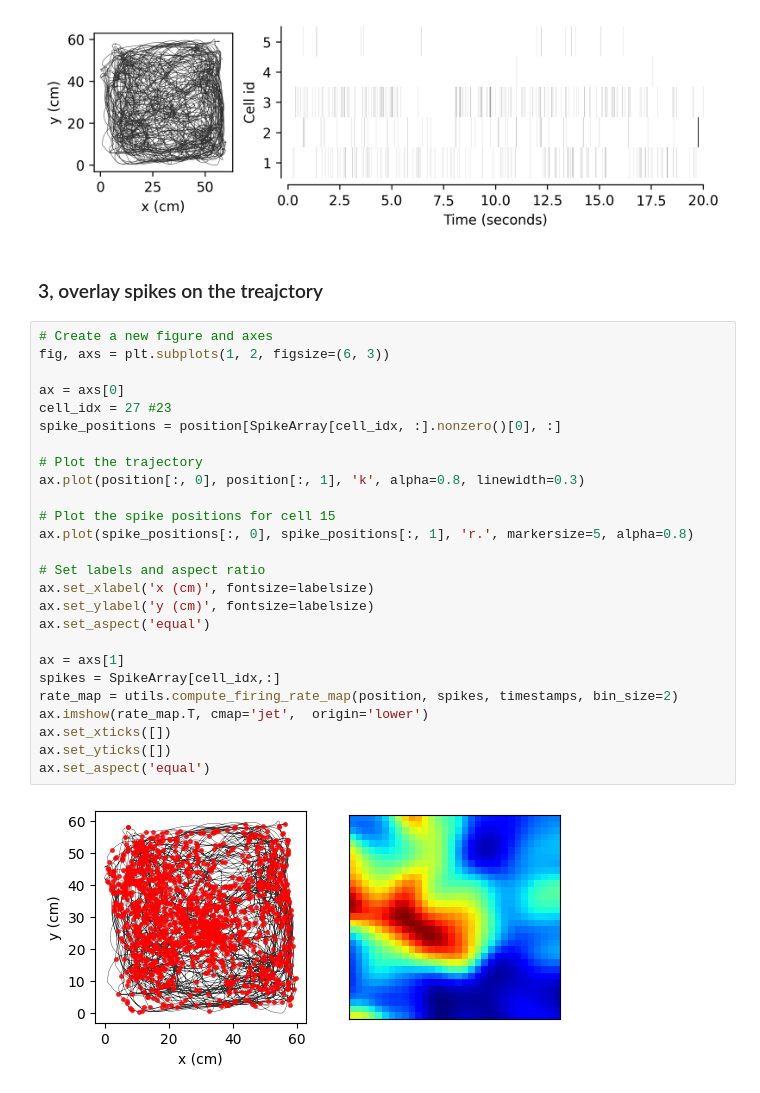
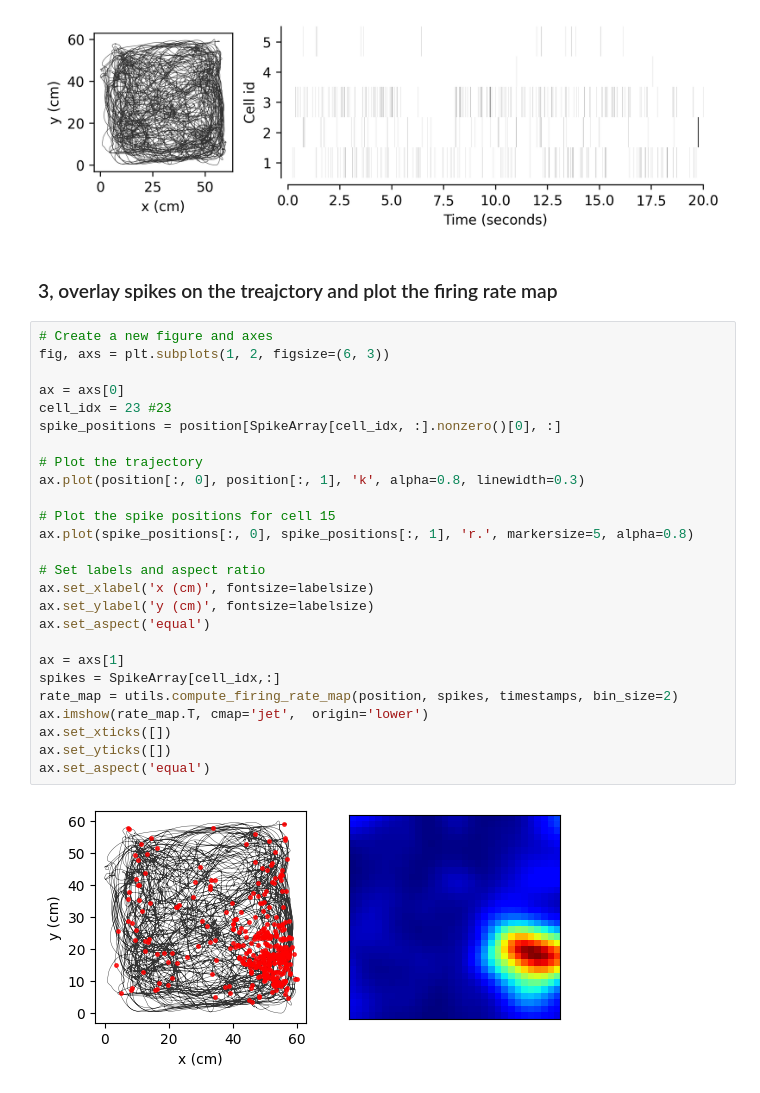
Before and after one commit to ZilongJi/NEUR0016Lectures, a Jupyter notebook: HPCSpatialRepresentation.ipynb, the cells around one changed output. Drawn from its saved outputs; the diff is of its cells as text.

```diff
--- a/HPCSpatialRepresentation.ipynb
+++ b/HPCSpatialRepresentation.ipynb
@@ -57,32 +57,32 @@ sns.despine(ax=ax1, offset=5)
 # %% [output]
 [figure]
 # %% [markdown]
-### 3, overlay spikes on the treajctory
+### 3, overlay spikes on the treajctory and plot the firing rate map
 # %%
 # Create a new figure and axes
 fig, axs = plt.subplots(1, 2, figsize=(6, 3))
 
 ax = axs[0]
-cell_idx = 27 #23
+cell_idx = 23 #23
 spike_positions = position[SpikeArray[cell_idx, :].nonzero()[0], :]
 
 # Plot the trajectory
 ax.plot(position[:, 0], position[:, 1], 'k', alpha=0.8, linewidth=0.3)
 
 # Plot the spike positions for cell 15
 ax.plot(spike_positions[:, 0], spike_positions[:, 1], 'r.', markersize=5, alpha=0.8)
 
 # Set labels and aspect ratio
 ax.set_xlabel('x (cm)', fontsize=labelsize)
 ax.set_ylabel('y (cm)', fontsize=labelsize)
 ax.set_aspect('equal')
 
 ax = axs[1]
 spikes = SpikeArray[cell_idx,:]
 rate_map = utils.compute_firing_rate_map(position, spikes, timestamps, bin_size=2)
 ax.imshow(rate_map.T, cmap='jet',  origin='lower')
 ax.set_xticks([])
 ax.set_yticks([])
 ax.set_aspect('equal')
 # %% [output]
-[figure, old version]
+[figure, new version]
```
Also changed, not shown: parts of 5 cells of this notebook.
